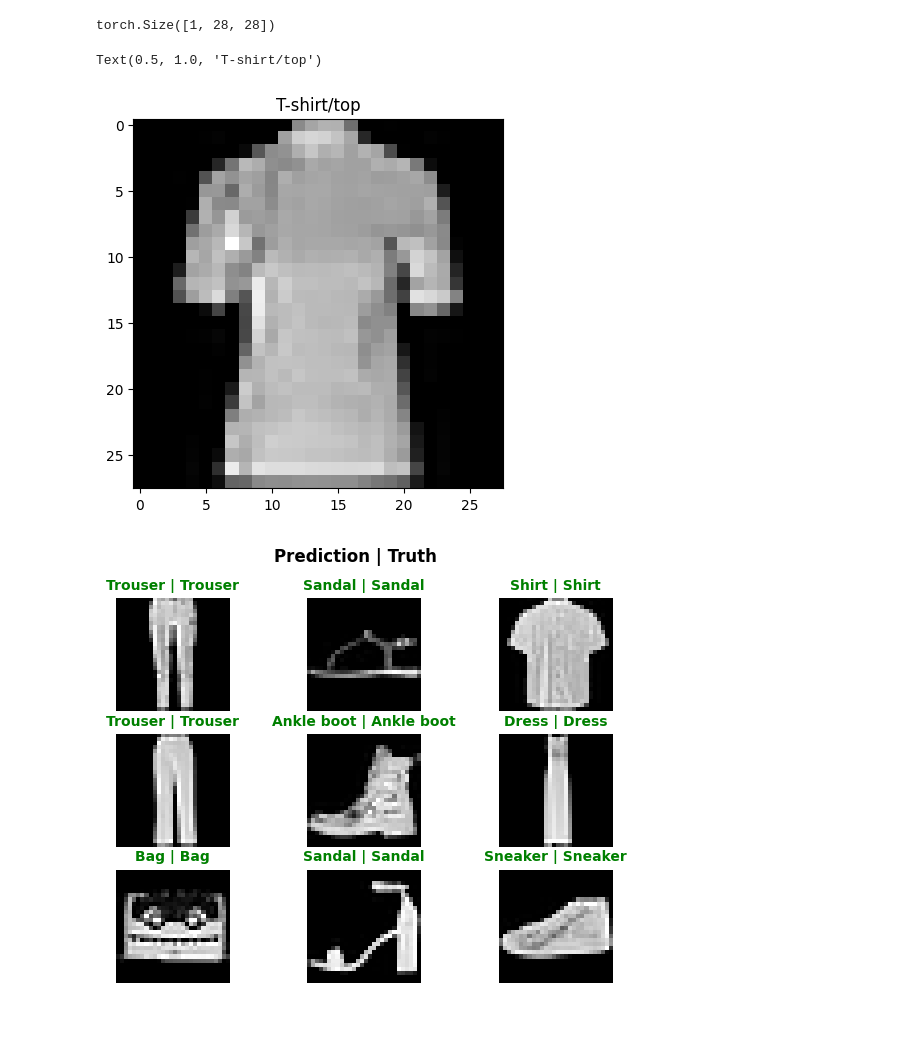
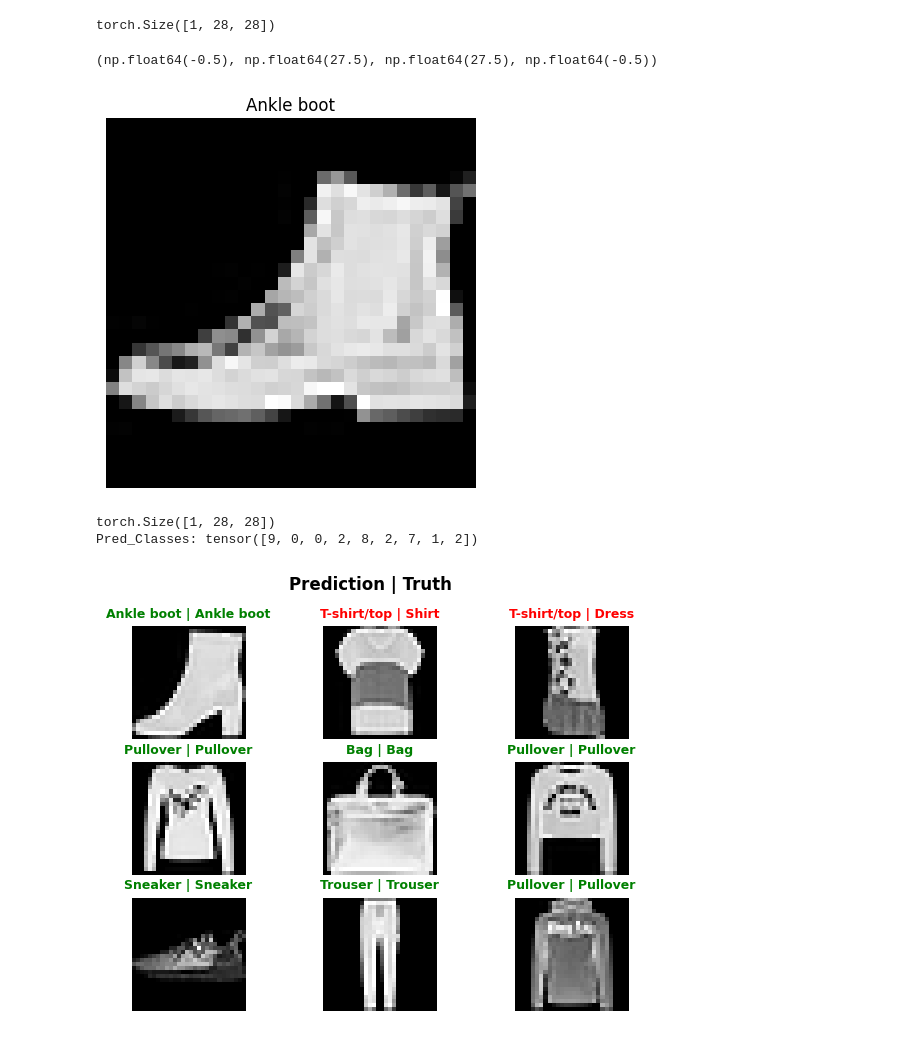
Before and after one commit to Golden572/PhD_Self-Study_RIT, a Jupyter notebook: Courses/PyTorch for Deep Learning & Machine Learning - Full Course/03_Live_pytorch_computer_vision.ipynb, the cells around one changed output. Saved outputs shown, nothing was run; the diff lists cells and outputs as text; code cells hidden in the pictures.

Commit message:
Session 03 - Module 03 - PyTorch Computer Vision

```diff
--- a/Courses/PyTorch for Deep Learning & Machine Learning - Full Course/03_Live_pytorch_computer_vision.ipynb
+++ b/Courses/PyTorch for Deep Learning & Machine Learning - Full Course/03_Live_pytorch_computer_vision.ipynb
@@ -813,30 +810,33 @@ test_samples[0].shape
 torch.Size([1, 28, 28])
 # %%
 plt.imshow(test_samples[0].squeeze(), cmap='gray')
-plt.title(class_names[test_labels[0]])
+plt.title(class_names[test_labels[0]]); plt.axis(False)
 # %% [output]
-Text(0.5, 1.0, 'T-shirt/top')
+(np.float64(-0.5), np.float64(27.5), np.float64(27.5), np.float64(-0.5))
-[figure, old version]
+[figure, new version]
 # %%
+# Select Randome Samples from the Test Data and Make Predictions using make_predictions()
+
+# ==============================================================================================
+
 # Select random samples
-import random
-# random.seed(MY_SEED)
+import random # random.seed(MY_SEED)
 test_samples = []
 test_labels = []
 
 for sample, label in random.sample(list(test_data), k=9):
     test_samples.append(sample)
     test_labels.append(label)
+print(test_samples[0].shape)
 
-test_samples[0].shape
+# ==============================================================================================
 
+# Make Predictions
+pred_probs_model_2 = make_predictions(model=model_2, data=test_samples)
+pred_classes = torch.argmax(pred_probs_model_2, dim=1) # Convert predictions probs to labels
+print(f'Pred_Classes: {pred_classes}')
 
-
-# Make prediction
-preds_model_2 = make_predictions(model=model_2, data=test_samples)
-preds_model_2.squeeze(0).T.squeeze(0)
-
-
+# ==============================================================================================
 
 # Plot figures
 plt.figure(figsize=(7,5))
@@ -846,15 +846,17 @@ for i, sample in enumerate(test_samples):
     plt.subplot(n_rows, n_cols, i+1)
     plt.imshow(sample.squeeze(), cmap='gray'); plt.axis(False)
 
-    pred_label = class_names[preds_model_2[i]]
+    pred_label = class_names[pred_classes[i]]
     true_label = class_names[test_labels[i]]
 
     text_title = f'{pred_label} | {true_label}'
 
     if pred_label == true_label:
-        plt.title(text_title, fontsize=10, c='g', weight='bold')
+        plt.title(text_title, fontsize=9, c='g', weight='bold')
     else:
-        plt.title(text_title, fontsize=10, c='r', weight='bold')
+        plt.title(text_title, fontsize=9, c='r', weight='bold')
     plt.suptitle('Prediction | Truth', fontsize=12, weight='bold')
 # %% [output]
+torch.Size([1, 28, 28])
+Pred_Classes: tensor([9, 0, 0, 2, 8, 2, 7, 1, 2])
-[figure, old version]
+[figure, new version]
```
Also changed, not shown: parts of 17 cells of this notebook, 10 other files.
